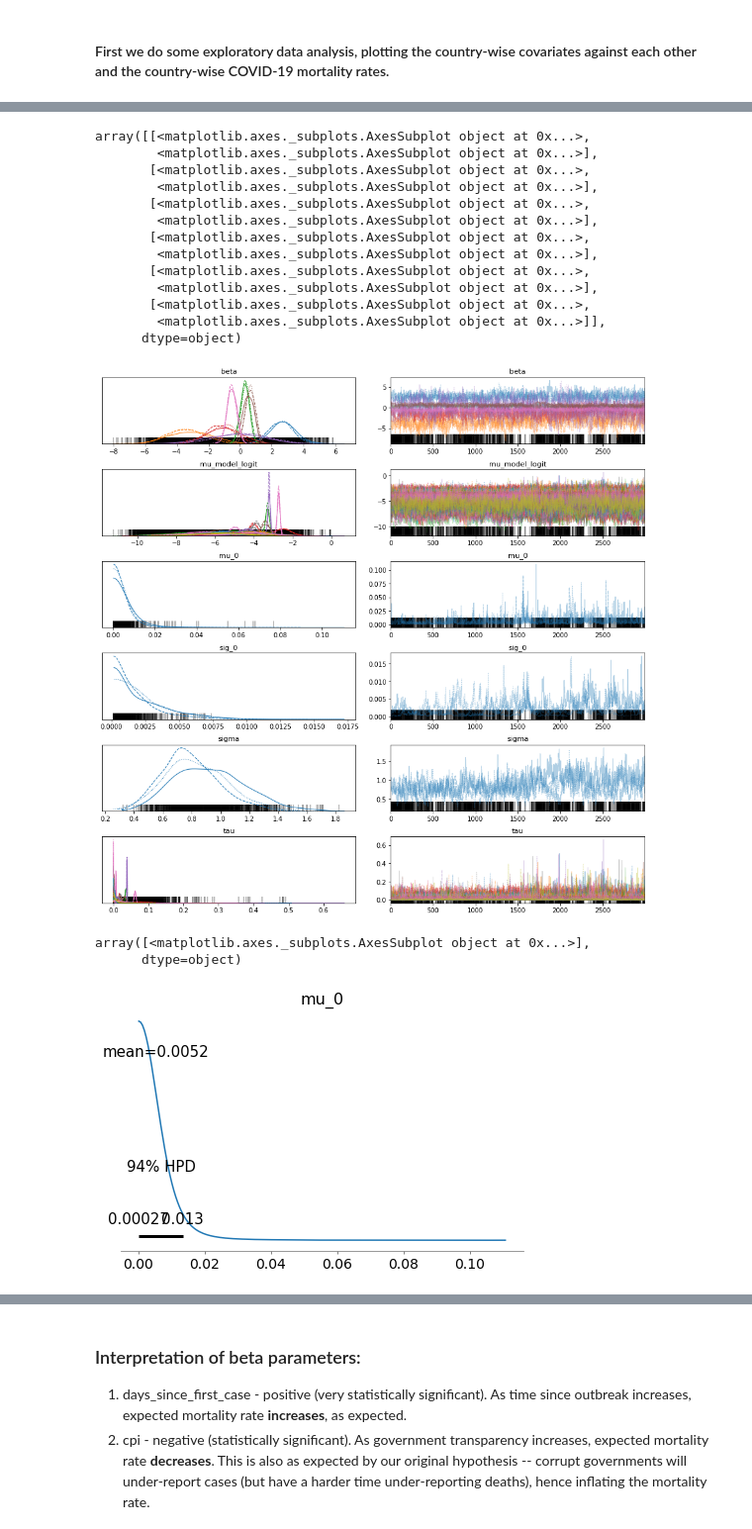
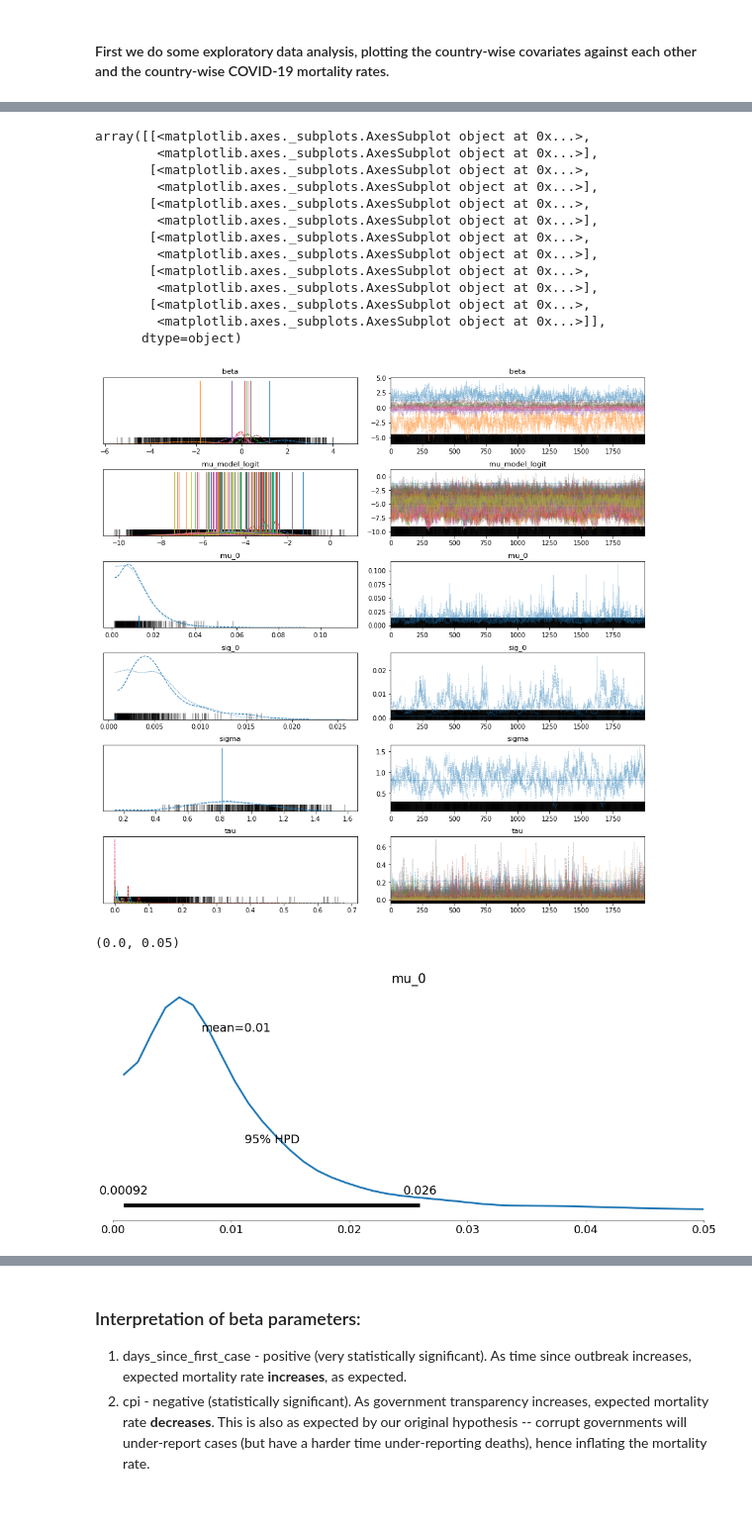
Before and after one commit to jwrichar/COVID19-mortality, a Jupyter notebook: COVID-19 Mortality Rate.ipynb, the cells around one changed output, grey strips where cells are left out. Shown: that part at 99% size. Cells and saved outputs as stored; diff of their text form; code cells hidden in the pictures; blank space fills up the shorter version.

```diff
--- a/COVID-19 Mortality Rate.ipynb
+++ b/COVID-19 Mortality Rate.ipynb
@@ -78,7 +101,8 @@ mod = model.initialize_model(df)
 # %%
 # Run MCMC sampler
 with mod:
-    trace = pm.sample(3000, tune=5000, chains=3)
+    trace = pm.sample(2000, tune=10000,
+                      chains=3, cores=3)
 # %% [output]
 Auto-assigning NUTS sampler...
 Initializing NUTS using jitter+adapt_diag...
@@ -110,14 +134,15 @@ array([[<matplotlib.axes._subplots.AxesSubplot object at 0x...>,
        [<matplotlib.axes._subplots.AxesSubplot object at 0x...>,
         <matplotlib.axes._subplots.AxesSubplot object at 0x...>]],
       dtype=object)
-[figure, old version]
+[figure, new version]
 # %%
 # Posterior plot for mu0
-pm.plot_posterior(trace, var_names=['mu_0'])
+pm.plot_posterior(trace, var_names=['mu_0'], figsize=(14, 6), textsize=18,
+                  credible_interval=0.95, bw=1.0, lw=3, kind='kde')
+plt.xlim(0.0, 0.05)
 # %% [output]
-array([<matplotlib.axes._subplots.AxesSubplot object at 0x...>],
-      dtype=object)
+(0.0, 0.05)
-[figure, old version]
+[figure, new version]
 # %%
 n_samp = len(trace['mu_0'])
 mu0_summary = pm.summary(trace).loc['mu_0']
```
Also changed, not shown: parts of 8 cells of this notebook, 4 other files.
